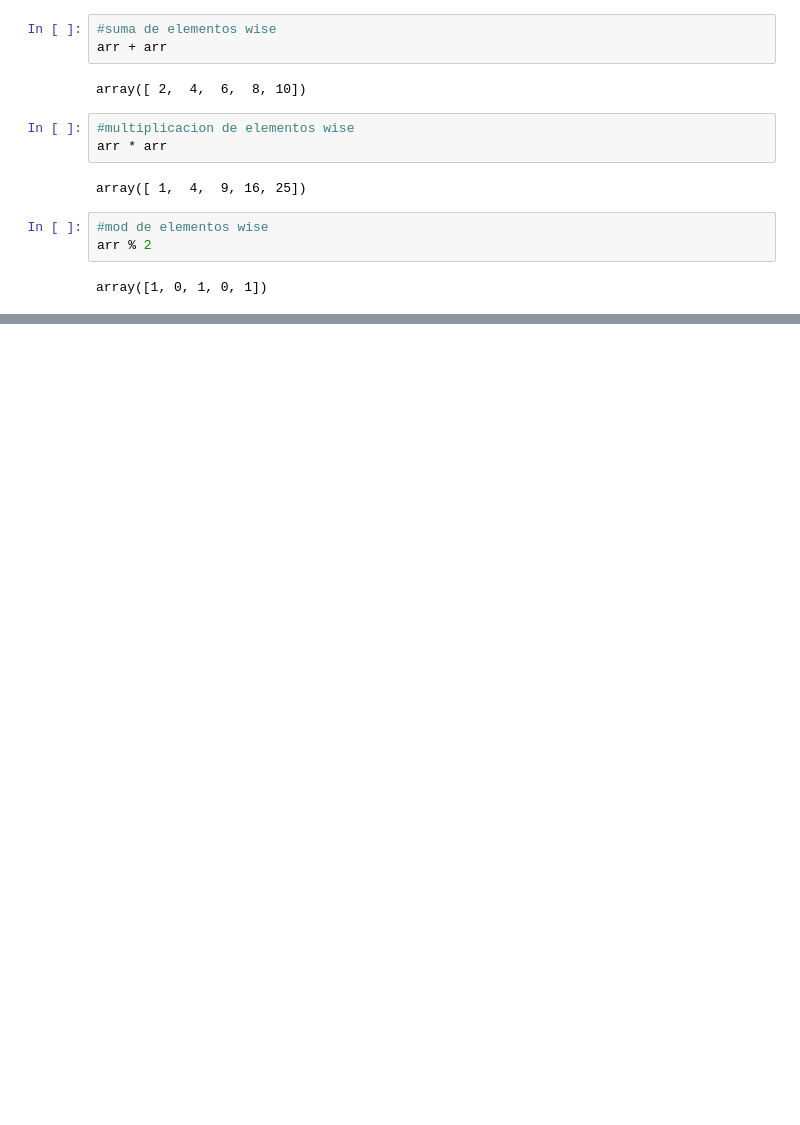
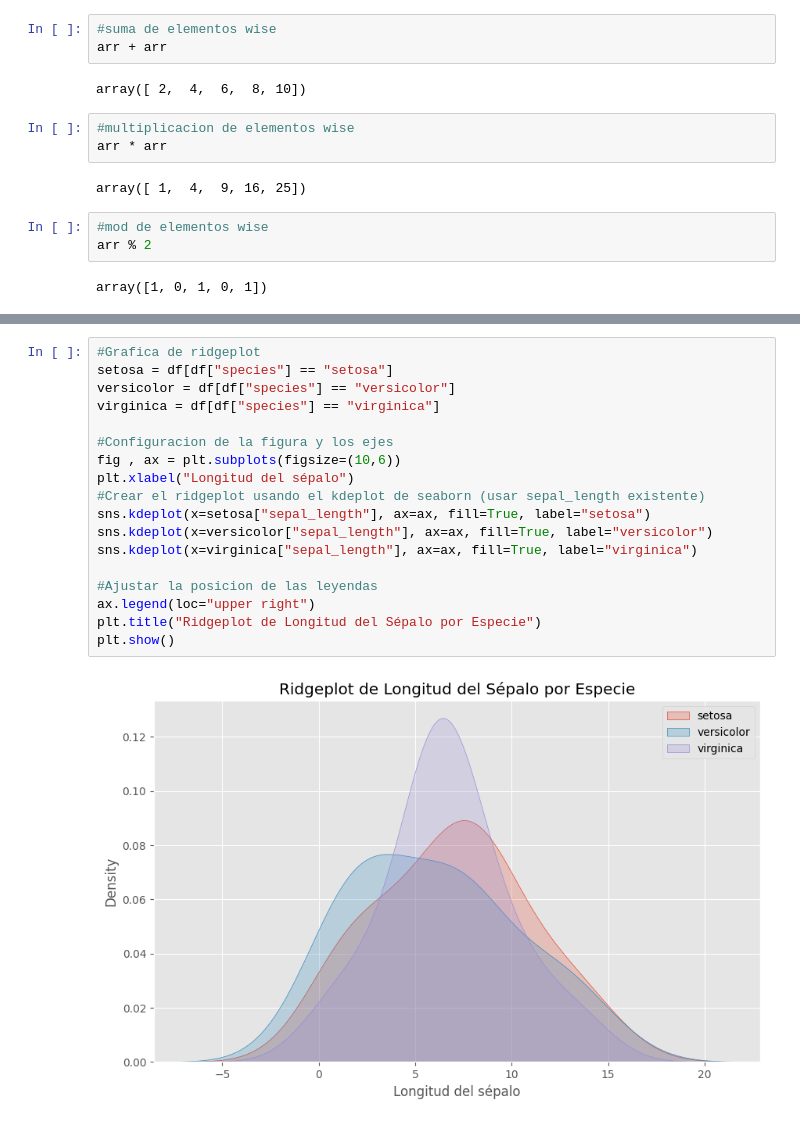
Before and after one commit to lflondo/PythonAnalisisDatos, a Jupyter notebook: AnalisisDatos.ipynb, the cells around one changed output, grey strips where cells are left out. Saved outputs shown, nothing was run; the diff lists cells and outputs as text; blank space fills up the shorter version.

```diff
--- a/AnalisisDatos.ipynb
+++ b/AnalisisDatos.ipynb
@@ -627,0 +802,20 @@ array([1, 0, 1, 0, 1])
+# %%
+#Grafica de ridgeplot
+setosa = df[df["species"] == "setosa"]
+versicolor = df[df["species"] == "versicolor"]
+virginica = df[df["species"] == "virginica"]
+
+#Configuracion de la figura y los ejes
+fig , ax = plt.subplots(figsize=(10,6))
+plt.xlabel("Longitud del sépalo")
+#Crear el ridgeplot usando el kdeplot de seaborn (usar sepal_length existente)
+sns.kdeplot(x=setosa["sepal_length"], ax=ax, fill=True, label="setosa")
+sns.kdeplot(x=versicolor["sepal_length"], ax=ax, fill=True, label="versicolor")
+sns.kdeplot(x=virginica["sepal_length"], ax=ax, fill=True, label="virginica")
+
+#Ajustar la posicion de las leyendas
+ax.legend(loc="upper right")
+plt.title("Ridgeplot de Longitud del Sépalo por Especie")
+plt.show()
+# %% [output]
+[figure, added]
```
Also changed, not shown: parts of 19 cells of this notebook.
